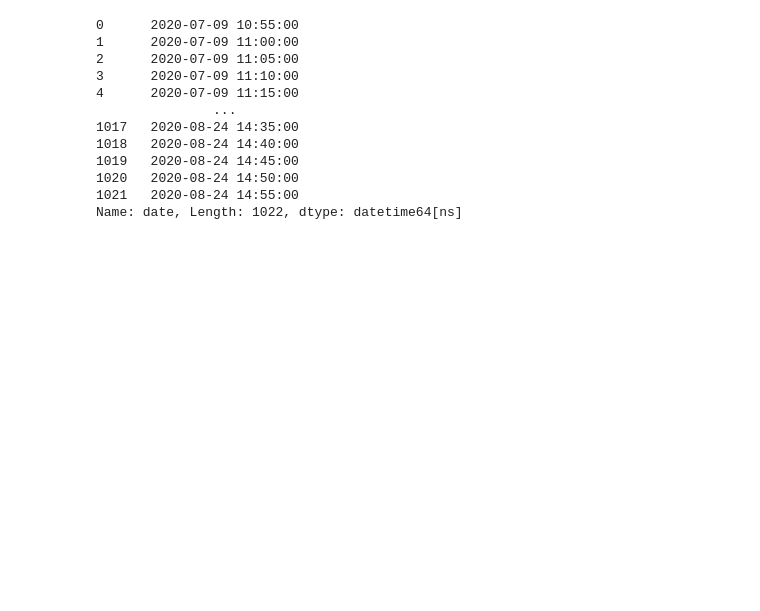
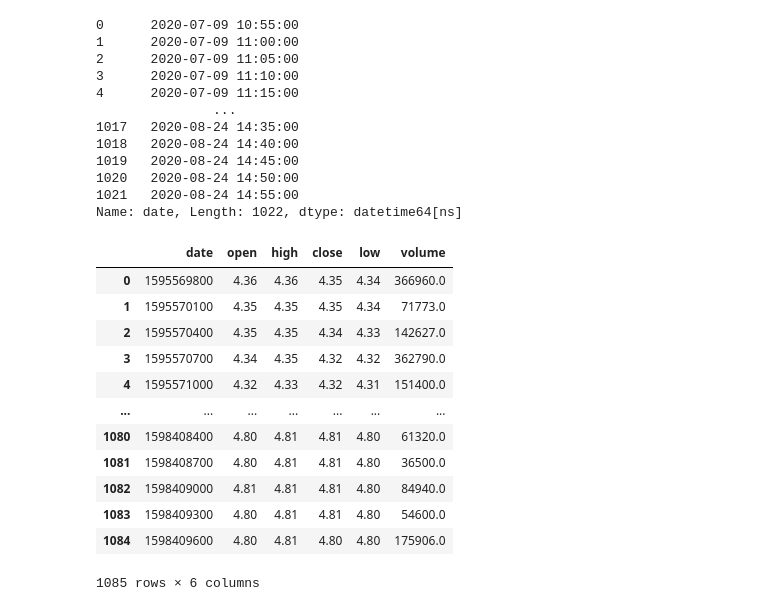
Before and after one commit to xtwxfxk/left5, a Jupyter notebook: stock/zzz.ipynb, the cells around one changed output. Saved outputs shown, nothing was run; the diff lists cells and outputs as text; code cells hidden in the pictures; blank space fills up the shorter version.

```diff
--- a/stock/zzz.ipynb
+++ b/stock/zzz.ipynb
@@ -326,3 +328,21 @@ df.date.apply(lambda x: pd.Timestamp.fromtimestamp(x))
 1020   2020-08-24 14:50:00
 1021   2020-08-24 14:55:00
 Name: date, Length: 1022, dtype: datetime64[ns]
+# %%
+df = pd.read_hdf('/Users/d/code/python/left5/data/sh600236.h5', '/stock/kline5')
+# %%
+df
+# %% [output]
+|  | date | open | high | close | low | volume |
+| 0 | 1595569800 | 4.36 | 4.36 | 4.35 | 4.34 | 366960.0 |
+| 1 | 1595570100 | 4.35 | 4.35 | 4.35 | 4.34 | 71773.0 |
+| 2 | 1595570400 | 4.35 | 4.35 | 4.34 | 4.33 | 142627.0 |
+| 3 | 1595570700 | 4.34 | 4.35 | 4.32 | 4.32 | 362790.0 |
+| 4 | 1595571000 | 4.32 | 4.33 | 4.32 | 4.31 | 151400.0 |
+| ... | ... | ... | ... | ... | ... | ... |
+| 1080 | 1598408400 | 4.80 | 4.81 | 4.81 | 4.80 | 61320.0 |
+| 1081 | 1598408700 | 4.80 | 4.81 | 4.81 | 4.80 | 36500.0 |
+| 1082 | 1598409000 | 4.81 | 4.81 | 4.81 | 4.80 | 84940.0 |
+| 1083 | 1598409300 | 4.80 | 4.81 | 4.81 | 4.80 | 54600.0 |
+| 1084 | 1598409600 | 4.80 | 4.81 | 4.80 | 4.80 | 175906.0 |
+1085 rows × 6 columns
```
Also changed, not shown: parts of 24 cells of this notebook.
